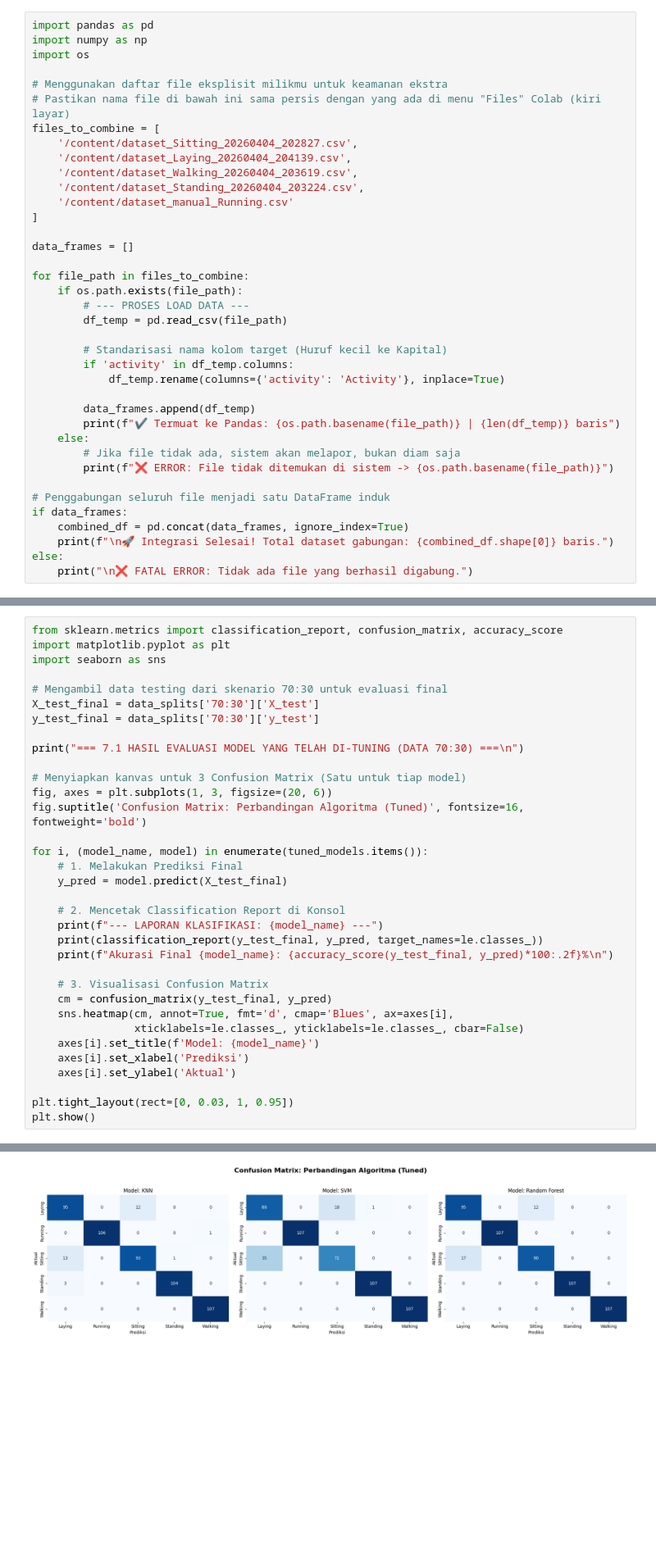
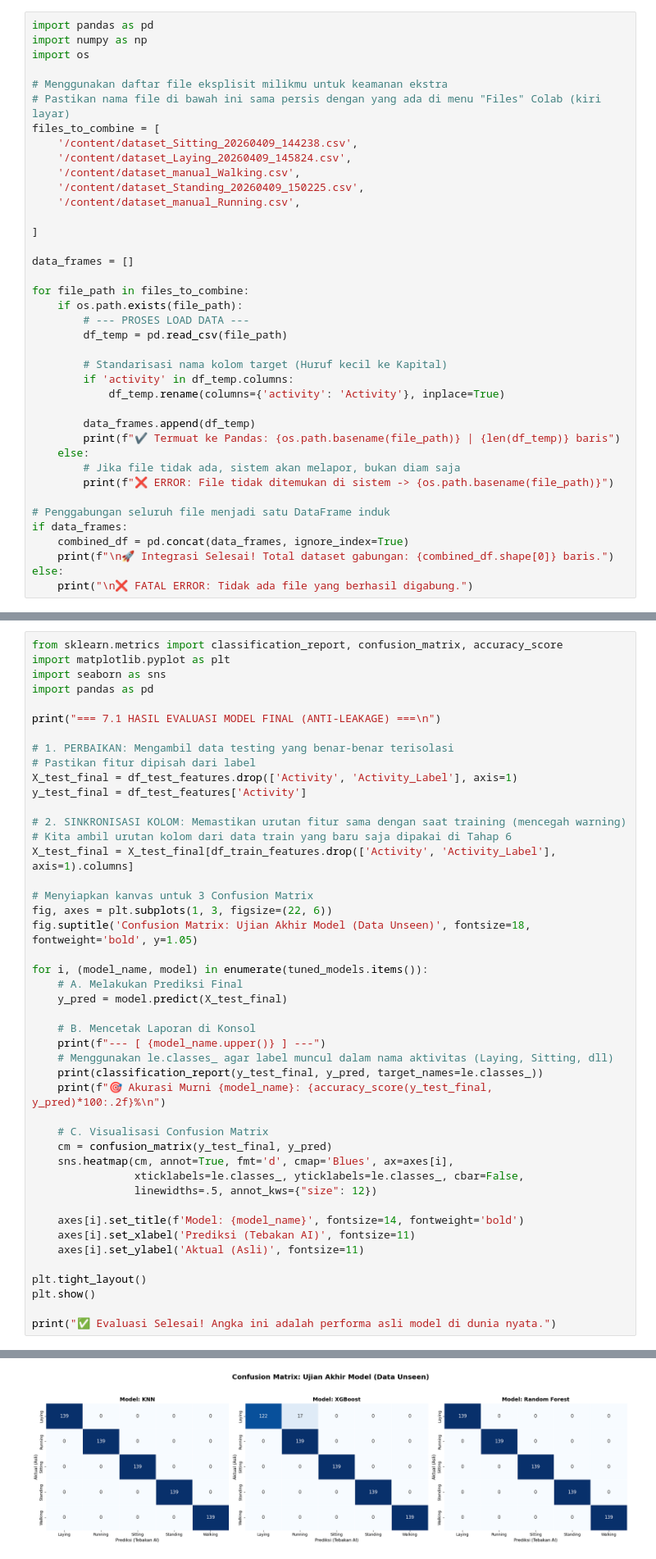
Before and after one commit to AgusHartono-Star/Pembelajaran-Mesin-Agus-Hartono, a Jupyter notebook: Case_Project_Machine_Learning_Agus_Hartono_E1E124025.ipynb, the cells around one changed output, grey strips where cells are left out. Shown at 82% size. Drawn from its saved outputs; the diff is of its cells as text; blank space fills up the shorter version.

```diff
--- a/Case_Project_Machine_Learning_Agus_Hartono_E1E124025.ipynb
+++ b/Case_Project_Machine_Learning_Agus_Hartono_E1E124025.ipynb
@@ -54,11 +64,12 @@ import os
 # Menggunakan daftar file eksplisit milikmu untuk keamanan ekstra
 # Pastikan nama file di bawah ini sama persis dengan yang ada di menu "Files" Colab (kiri layar)
 files_to_combine = [
-    '/content/dataset_Sitting_20260404_202827.csv',
-    '/content/dataset_Laying_20260404_204139.csv',
-    '/content/dataset_Walking_20260404_203619.csv',
-    '/content/dataset_Standing_20260404_203224.csv',
-    '/content/dataset_manual_Running.csv'
+    '/content/dataset_Sitting_20260409_144238.csv',
+    '/content/dataset_Laying_20260409_145824.csv',
+    '/content/dataset_manual_Walking.csv',
+    '/content/dataset_Standing_20260409_150225.csv',
+    '/content/dataset_manual_Running.csv',
+
 ]
 
 data_frames = []
@@ -639,34 +795,45 @@ Tahap evaluasi ini bertujuan untuk mengukur performa model yang telah dioptimasi
 from sklearn.metrics import classification_report, confusion_matrix, accuracy_score
 import matplotlib.pyplot as plt
 import seaborn as sns
+import pandas as pd
 
-# Mengambil data testing dari skenario 70:30 untuk evaluasi final
-X_test_final = data_splits['70:30']['X_test']
-y_test_final = data_splits['70:30']['y_test']
+print("=== 7.1 HASIL EVALUASI MODEL FINAL (ANTI-LEAKAGE) ===\n")
 
-print("=== 7.1 HASIL EVALUASI MODEL YANG TELAH DI-TUNING (DATA 70:30) ===\n")
+# 1. PERBAIKAN: Mengambil data testing yang benar-benar terisolasi
+# Pastikan fitur dipisah dari label
+X_test_final = df_test_features.drop(['Activity', 'Activity_Label'], axis=1)
+y_test_final = df_test_features['Activity']
 
-# Menyiapkan kanvas untuk 3 Confusion Matrix (Satu untuk tiap model)
-fig, axes = plt.subplots(1, 3, figsize=(20, 6))
-fig.suptitle('Confusion Matrix: Perbandingan Algoritma (Tuned)', fontsize=16, fontweight='bold')
+# 2. SINKRONISASI KOLOM: Memastikan urutan fitur sama dengan saat training (mencegah warning)
+# Kita ambil urutan kolom dari data train yang baru saja dipakai di Tahap 6
+X_test_final = X_test_final[df_train_features.drop(['Activity', 'Activity_Label'], axis=1).columns]
+
+# Menyiapkan kanvas untuk 3 Confusion Matrix
+fig, axes = plt.subplots(1, 3, figsize=(22, 6))
+fig.suptitle('Confusion Matrix: Ujian Akhir Model (Data Unseen)', fontsize=18, fontweight='bold', y=1.05)
 
 for i, (model_name, model) in enumerate(tuned_models.items()):
-    # 1. Melakukan Prediksi Final
+    # A. Melakukan Prediksi Final
     y_pred = model.predict(X_test_final)
 
-    # 2. Mencetak Classification Report di Konsol
-    print(f"--- LAPORAN KLASIFIKASI: {model_name} ---")
+    # B. Mencetak Laporan di Konsol
+    print(f"--- [ {model_name.upper()} ] ---")
+    # Menggunakan le.classes_ agar label muncul dalam nama aktivitas (Laying, Sitting, dll)
     print(classification_report(y_test_final, y_pred, target_names=le.classes_))
-    print(f"Akurasi Final {model_name}: {accuracy_score(y_test_final, y_pred)*100:.2f}%\n")
+    print(f"🎯 Akurasi Murni {model_name}: {accuracy_score(y_test_final, y_pred)*100:.2f}%\n")
 
-    # 3. Visualisasi Confusion Matrix
+    # C. Visualisasi Confusion Matrix
     cm = confusion_matrix(y_test_final, y_pred)
     sns.heatmap(cm, annot=True, fmt='d', cmap='Blues', ax=axes[i],
-                xticklabels=le.classes_, yticklabels=le.classes_, cbar=False)
-    axes[i].set_title(f'Model: {model_name}')
-    axes[i].set_xlabel('Prediksi')
-    axes[i].set_ylabel('Aktual')
+                xticklabels=le.classes_, yticklabels=le.classes_, cbar=False,
+                linewidths=.5, annot_kws={"size": 12})
 
-plt.tight_layout(rect=[0, 0.03, 1, 0.95])
+    axes[i].set_title(f'Model: {model_name}', fontsize=14, fontweight='bold')
+    axes[i].set_xlabel('Prediksi (Tebakan AI)', fontsize=11)
+    axes[i].set_ylabel('Aktual (Asli)', fontsize=11)
+
+plt.tight_layout()
 plt.show()
+
+print("✅ Evaluasi Selesai! Angka ini adalah performa asli model di dunia nyata.")
 # %% [output]
@@ -690 +857 @@ Akurasi Final Random Forest: 94.58%
-[figure, old version]
+[figure, new version]
```
Also changed, not shown: parts of 36 cells of this notebook.
